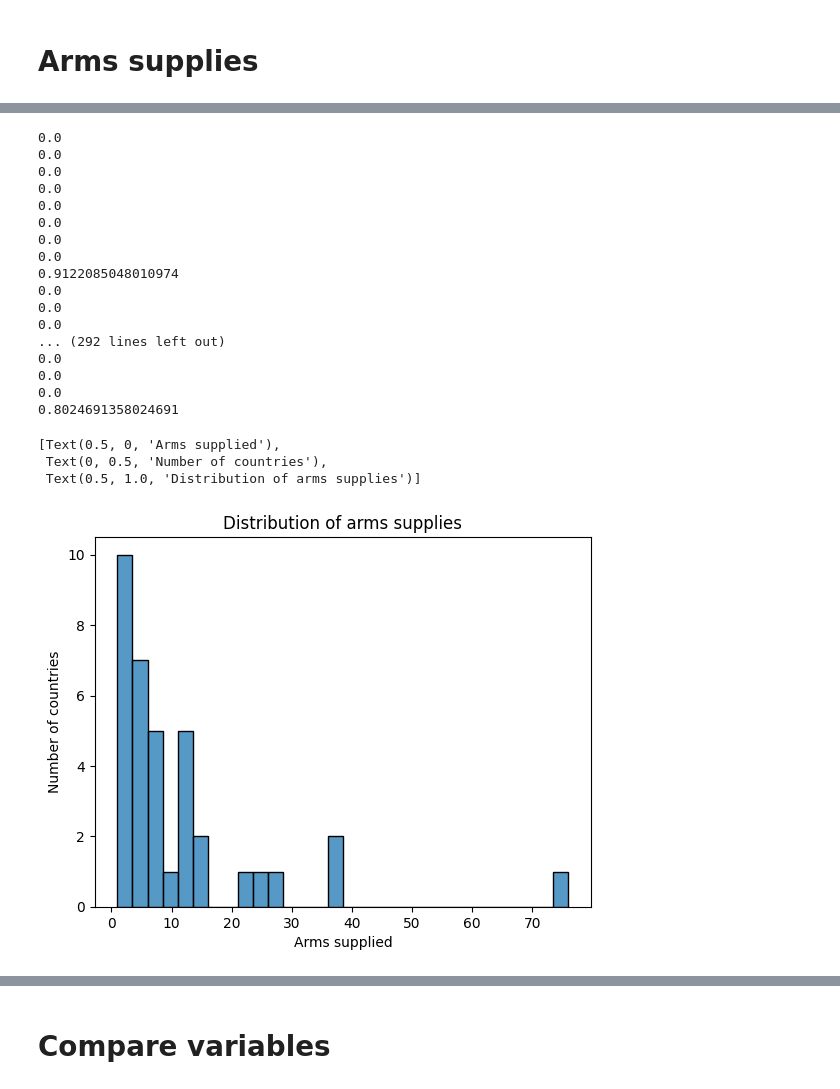
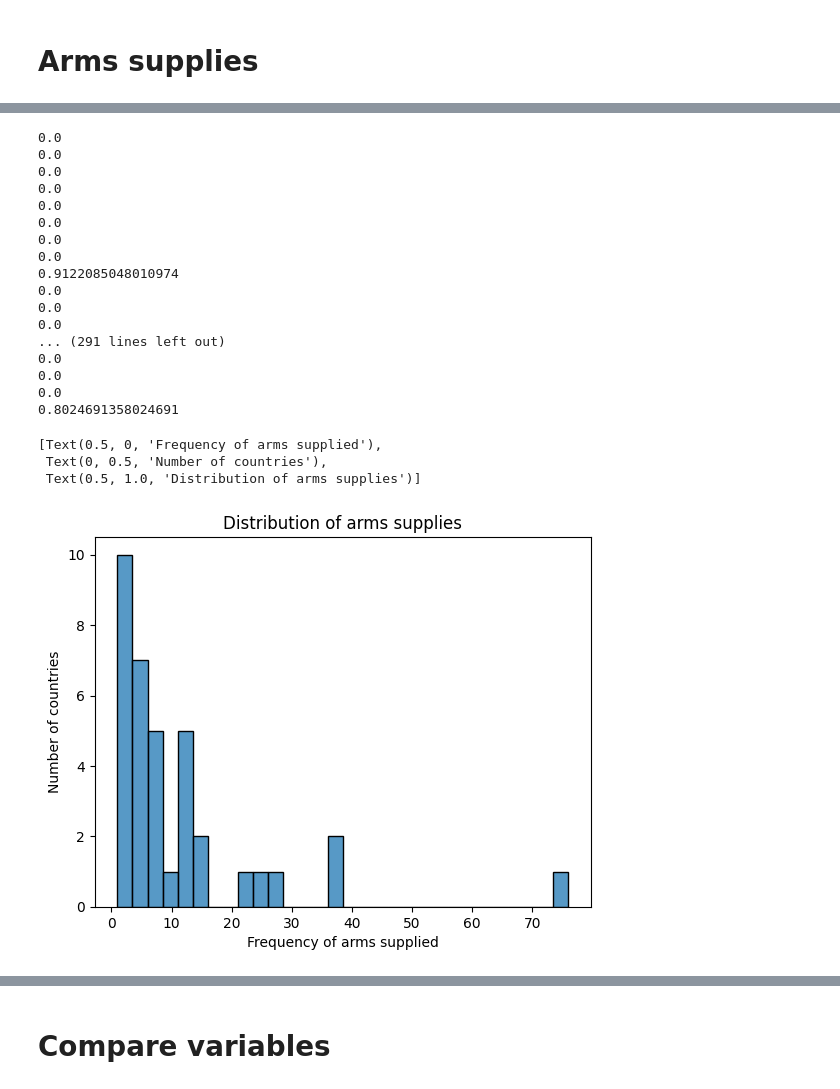
Before and after one commit to NienkeWessel/CodeThesisConflicts, a Jupyter notebook: Create_database.ipynb, the cells around one changed output, grey strips where cells are left out. Drawn from its saved outputs; the diff is of its cells as text; code cells hidden in the pictures.

```diff
--- a/Create_database.ipynb
+++ b/Create_database.ipynb
@@ -678,9 +678,9 @@ def read_trade_data(filename, database, code_for_countries):
 
     joined_df = world_df.join(rus_df).join(ukr_df).join(west_df)
 
-    joined_df['Import from Russia'] = joined_df['Import from Russia']/joined_df['World import']
-    joined_df['Import from Ukraine'] = joined_df['Import from Ukraine']/joined_df['World import']
-    joined_df['Import from West'] = joined_df['Import from West']/joined_df['World import']
+    joined_df['Import from Russia'] = (joined_df['Import from Russia']/joined_df['World import']).fillna(0)
+    joined_df['Import from Ukraine'] = (joined_df['Import from Ukraine']/joined_df['World import']).fillna(0)
+    joined_df['Import from West'] = (joined_df['Import from West']/joined_df['World import']).fillna(0)
 
     return joined_df
 
@@ -1042,7 +1042,7 @@ def get_vote_similarities(votes_df):
 
     return sims_df.set_index('country_code')
 
-UN_votes_2000_2021 = all_UN_votes[(all_UN_votes['date'] > convert("2000-01-01")) & (all_UN_votes['date'] < convert("2022-02-01"))]
+UN_votes_2000_2021 = all_UN_votes[(all_UN_votes['date'] > convert("2012-02-01")) & (all_UN_votes['date'] < convert("2022-02-01"))]
 
 #display(get_vote_similarities(UN_votes_2000_2021))
 
@@ -1537,6 +1553,7 @@ filename = "SIPRIUkraine20222025.xlsx"
 read_arms_Ukraine(filename, database, code_for_countries)
 database = read_and_append_to_database(filename, read_arms_Ukraine, database, code_for_countries)
 #database['arms supplied'] = database['arms supplied']/database['GDP 2023']
+database['arms supplied count'].fillna(0, inplace=True)
 database = scale_diminishing(database, 'arms supplied count', 'arms supplied')
 database['arms supplied'].fillna(0, inplace=True)
 
@@ -1595,7 +1618,7 @@ for it in database['arms supplied']:
 0.0
 0.0
 0.0
-... (292 lines left out)
+... (291 lines left out)
 0.0
 0.0
 0.0
@@ -1603,17 +1626,17 @@ for it in database['arms supplied']:
 # %%
 arms_df = database[database['arms supplied count']>0.0]
 #print(arms_df)
 #arms_df = np.log2(arms_df['arms supplied'])
 
 ax = sns.histplot(data=arms_df, x="arms supplied count", bins=30)
-ax.set(xlabel='Arms supplied',
+ax.set(xlabel='Frequency of arms supplied',
        ylabel='Number of countries',
        title='Distribution of arms supplies')
 # %% [output]
-[Text(0.5, 0, 'Arms supplied'),
+[Text(0.5, 0, 'Frequency of arms supplied'),
  Text(0, 0.5, 'Number of countries'),
  Text(0.5, 1.0, 'Distribution of arms supplies')]
-[figure, old version]
+[figure, new version]
 # %%
 database[database['arms supplied']>0.0]
 # %% [output]
```
Also changed, not shown: parts of 88 cells of this notebook.
